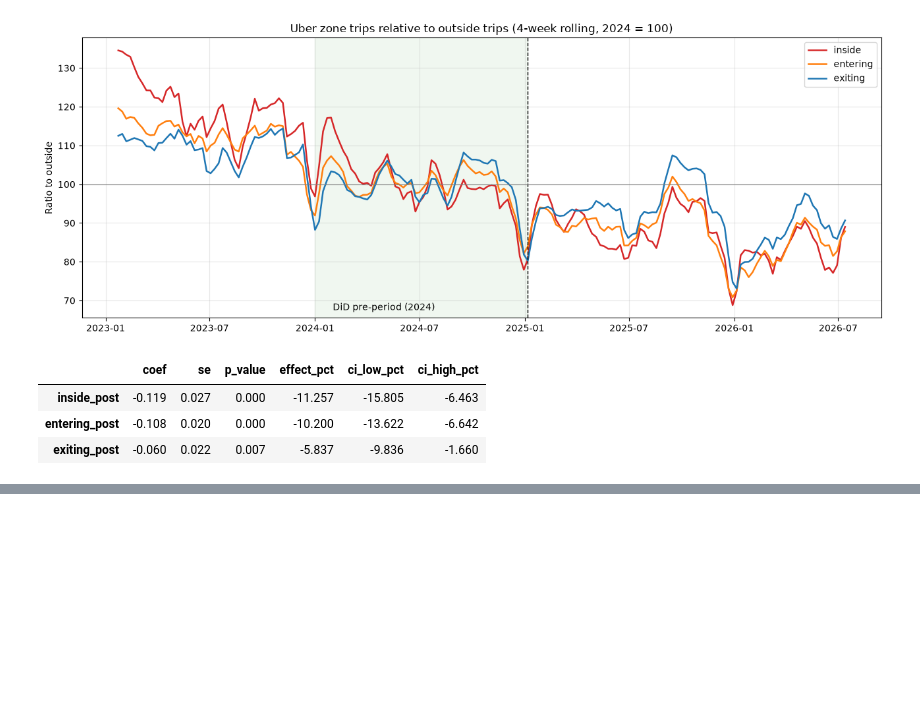
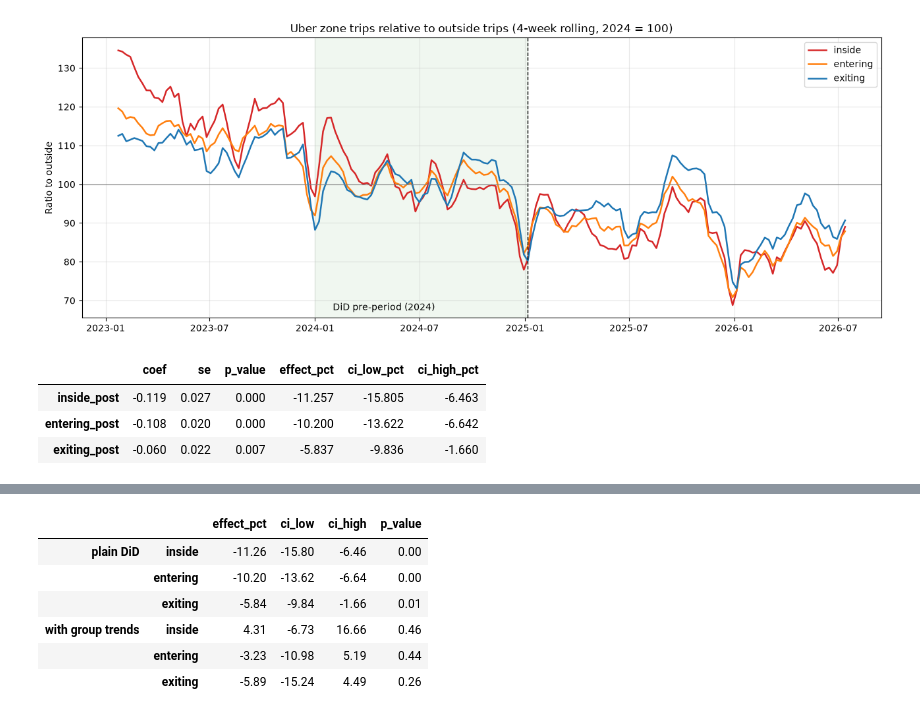
Before and after one commit to lalithreddy335/nyc-congestion-toll-impact, a Jupyter notebook: 02_before_after.ipynb, the cells around one changed output, grey strips where cells are left out. Saved outputs shown, nothing was run; the diff lists cells and outputs as text; code cells hidden in the pictures; blank space fills up the shorter version.

```diff
--- a/02_before_after.ipynb
+++ b/02_before_after.ipynb
@@ -154,0 +208,32 @@ res.round(3)
+# %%
+d2 = d[(d["trip_date"] >= "2024-01-01") & (d["trip_date"] <= "2025-12-31")].copy()
+d2["post"] = (d2["trip_date"] >= "2025-01-05").astype(int)
+d2["t"] = (d2["trip_date"] - pd.Timestamp("2024-01-01")).dt.days / 365   # years since start
+
+for g in ["inside", "entering", "exiting"]:
+    d2[f"{g}_post"] = ((d2["trip_group"] == g) & (d2["post"] == 1)).astype(int)
+    d2[f"{g}_trend"] = (d2["trip_group"] == g).astype(int) * d2["t"]      # each group's own linear trend
+
+results = {}
+for name, extra in [("plain DiD", ""), ("with group trends", " + inside_trend + entering_trend + exiting_trend")]:
+    m = smf.ols("log_trips ~ inside_post + entering_post + exiting_post" + extra +
+                " + C(group_dow) + C(trip_date)", data=d2) \
+           .fit(cov_type="cluster", cov_kwds={"groups": pd.factorize(d2["week"])[0]})
+    for g in ["inside", "entering", "exiting"]:
+        b, se = m.params[f"{g}_post"], m.bse[f"{g}_post"]
+        results[(name, g)] = {"effect_pct": (np.exp(b) - 1) * 100,
+                              "ci_low": (np.exp(b - 1.96 * se) - 1) * 100,
+                              "ci_high": (np.exp(b + 1.96 * se) - 1) * 100,
+                              "p_value": m.pvalues[f"{g}_post"]}
+
+robust = pd.DataFrame(results).T.round(2)
+robust.to_csv("outputs/did_robustness_uber.csv")
+robust
+# %% [output]
+|  |  | effect_pct | ci_low | ci_high | p_value |
+| plain DiD | inside | -11.26 | -15.80 | -6.46 | 0.00 |
+|  | entering | -10.20 | -13.62 | -6.64 | 0.00 |
+|  | exiting | -5.84 | -9.84 | -1.66 | 0.01 |
+| with group trends | inside | 4.31 | -6.73 | 16.66 | 0.46 |
+|  | entering | -3.23 | -10.98 | 5.19 | 0.44 |
+|  | exiting | -5.89 | -15.24 | 4.49 | 0.26 |
```
Also changed, not shown: parts of 4 cells of this notebook, 6 other files.
